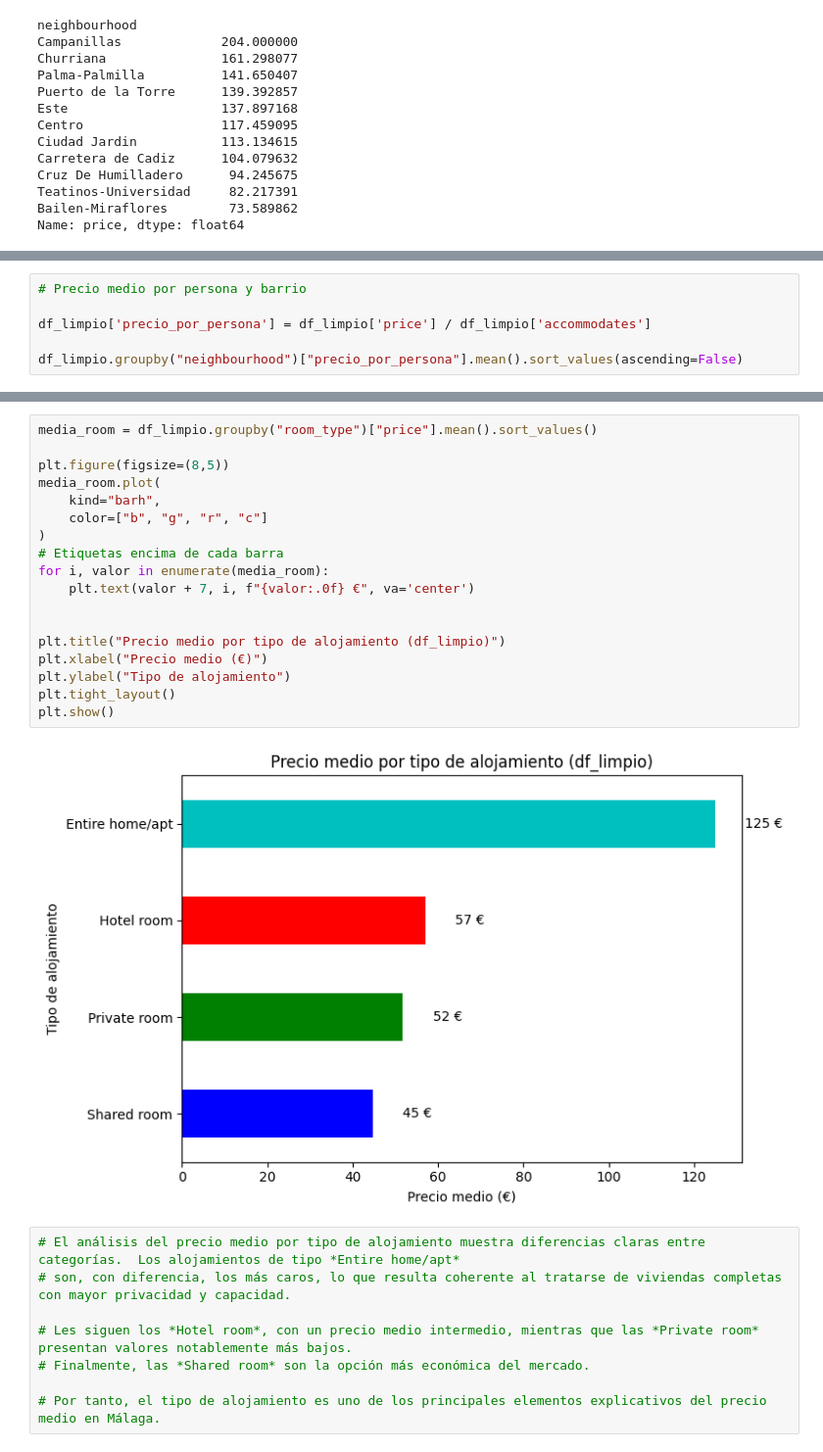
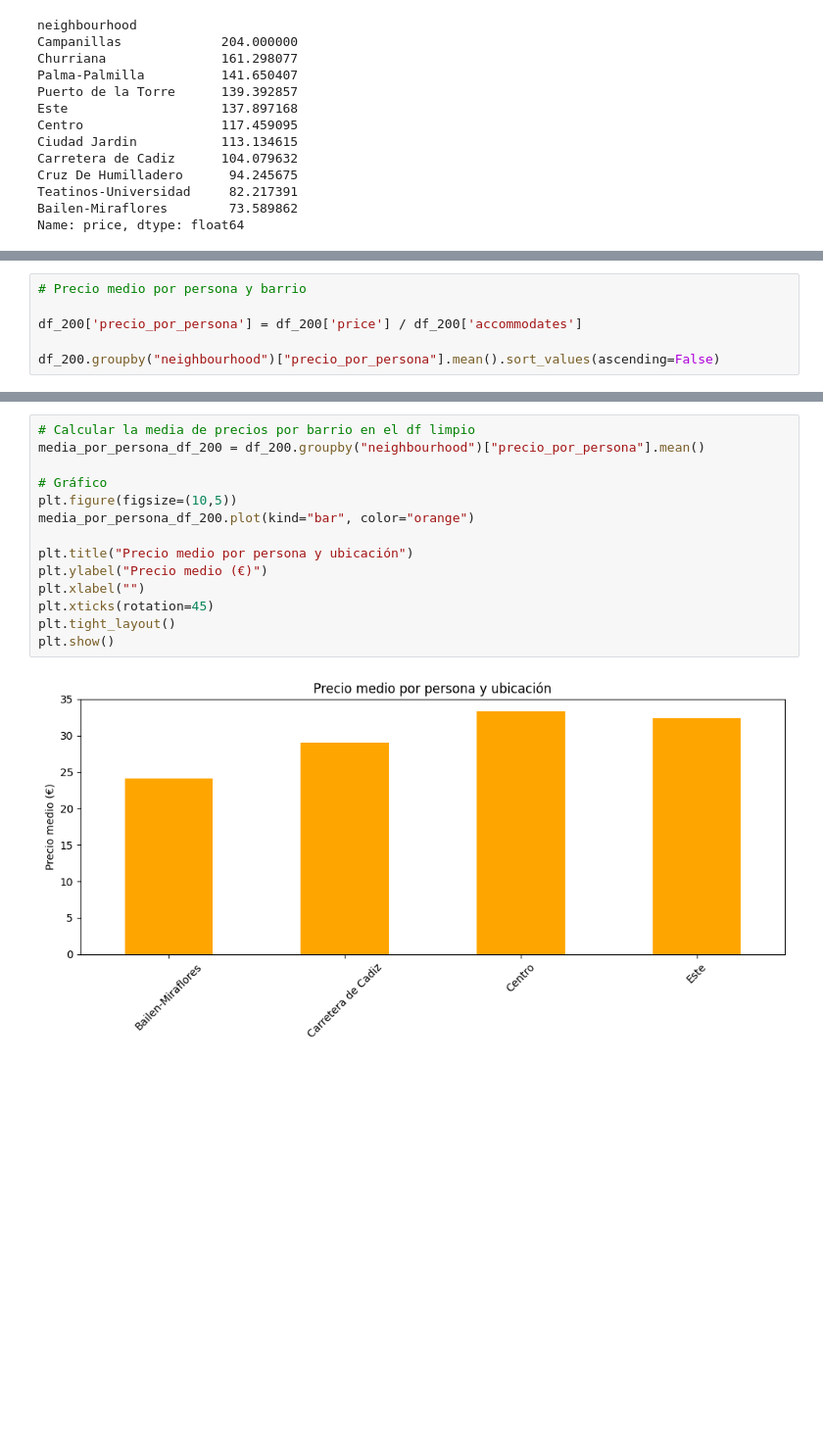
Before and after one commit to MHHsim/Proyect-Break-I, a Jupyter notebook: src/notebooks/Fase_04_Analysis.ipynb, the cells around one changed output, grey strips where cells are left out. Shown at 98% size. Drawn from its saved outputs; the diff is of its cells as text; blank space fills up the shorter version.

Commit message:
hipótesis 1. completada

```diff
--- a/src/notebooks/Fase_04_Analysis.ipynb
+++ b/src/notebooks/Fase_04_Analysis.ipynb
@@ -261,8 +415,8 @@ plt.show();
 # %%
 # Precio medio por persona y barrio
 
-df_limpio['precio_por_persona'] = df_limpio['price'] / df_limpio['accommodates']
+df_200['precio_por_persona'] = df_200['price'] / df_200['accommodates']
 
-df_limpio.groupby("neighbourhood")["precio_por_persona"].mean().sort_values(ascending=False)
+df_200.groupby("neighbourhood")["precio_por_persona"].mean().sort_values(ascending=False)
 # %% [output]
 neighbourhood
@@ -375,28 +428,16 @@ availability_365   0.044779          -0.097518          1.000000
-# %%
-media_room = df_limpio.groupby("room_type")["price"].mean().sort_values()
-
-plt.figure(figsize=(8,5))
-media_room.plot(
-    kind="barh",
-    color=["b", "g", "r", "c"]
-)
-# Etiquetas encima de cada barra
-for i, valor in enumerate(media_room):
-    plt.text(valor + 7, i, f"{valor:.0f} €", va='center')
-
-
-plt.title("Precio medio por tipo de alojamiento (df_limpio)")
-plt.xlabel("Precio medio (€)")
-plt.ylabel("Tipo de alojamiento")
-plt.tight_layout()
-plt.show()
-# %% [output]
-[figure, removed]
-# %%
-# El análisis del precio medio por tipo de alojamiento muestra diferencias claras entre categorías.  Los alojamientos de tipo *Entire home/apt*
-# son, con diferencia, los más caros, lo que resulta coherente al tratarse de viviendas completas con mayor privacidad y capacidad.
-
-# Les siguen los *Hotel room*, con un precio medio intermedio, mientras que las *Private room* presentan valores notablemente más bajos.
-# Finalmente, las *Shared room* son la opción más económica del mercado.
-
-# Por tanto, el tipo de alojamiento es uno de los principales elementos explicativos del precio medio en Málaga.
+# %%
+# Calcular la media de precios por barrio en el df limpio
+media_por_persona_df_200 = df_200.groupby("neighbourhood")["precio_por_persona"].mean()
+
+# Gráfico
+plt.figure(figsize=(10,5))
+media_por_persona_df_200.plot(kind="bar", color="orange")
+
+plt.title("Precio medio por persona y ubicación")
+plt.ylabel("Precio medio (€)")
+plt.xlabel("")
+plt.xticks(rotation=45)
+plt.tight_layout()
+plt.show()
+# %% [output]
+[figure, added]
```
Also changed, not shown: parts of 45 cells of this notebook, 2 other files.
